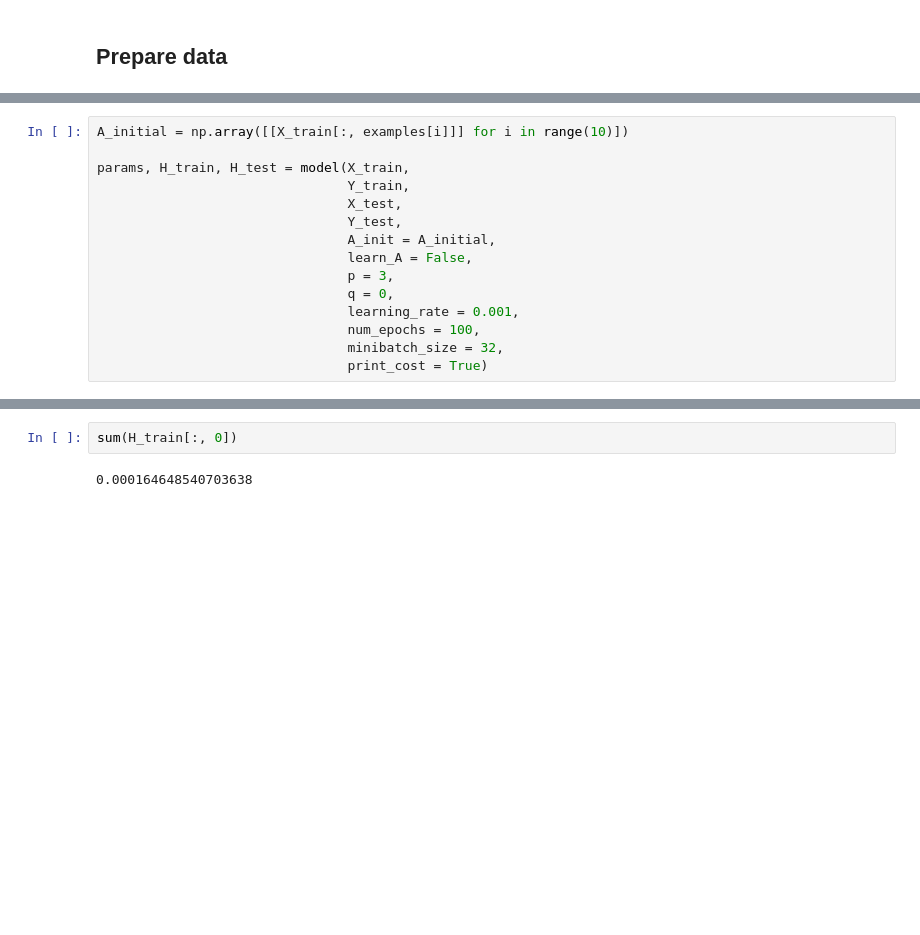
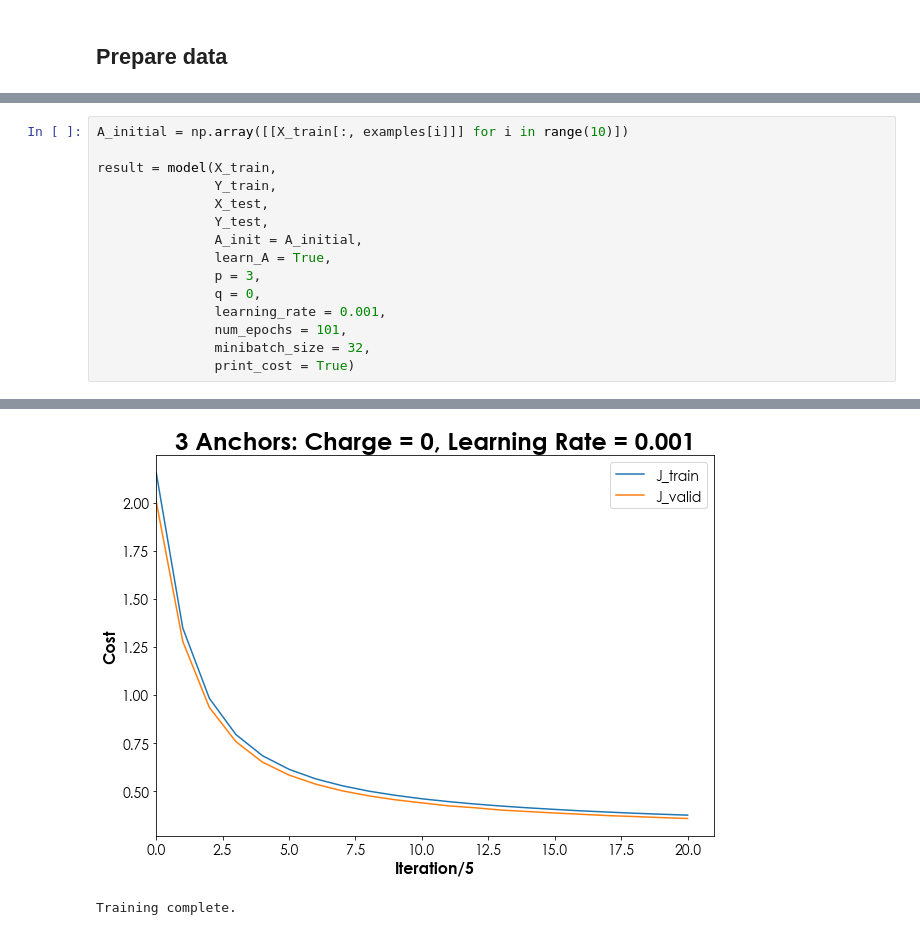
Before and after one commit to chrismbryant/anchor-vector-optimization, a Jupyter notebook: anchors_multi-class.ipynb, the cells around one changed output, grey strips where cells are left out. Saved outputs shown, nothing was run; the diff lists cells and outputs as text; blank space fills up the shorter version.

```diff
--- a/anchors_multi-class.ipynb
+++ b/anchors_multi-class.ipynb
@@ -357,16 +410,16 @@ def model(X_train,
 # %%
 A_initial = np.array([[X_train[:, examples[i]]] for i in range(10)])
 
-params, H_train, H_test = model(X_train,
-                                Y_train,
-                                X_test,
-                                Y_test,
-                                A_init = A_initial,
-                                learn_A = False,
-                                p = 3,
-                                q = 0,
-                                learning_rate = 0.001,
-                                num_epochs = 100,
-                                minibatch_size = 32,
-                                print_cost = True)
+result = model(X_train,
+               Y_train,
+               X_test,
+               Y_test,
+               A_init = A_initial,
+               learn_A = True,
+               p = 3,
+               q = 0,
+               learning_rate = 0.001,
+               num_epochs = 101,
+               minibatch_size = 32,
+               print_cost = True)
 # %% [output]
@@ -376,4 +429,2 @@ Training complete.
+[figure, added]
+Training complete.
-# %%
-sum(H_train[:, 0])
-# %% [output]
-0.000164648540703638
```
Also changed, not shown: parts of 16 cells of this notebook, 1 other file.
